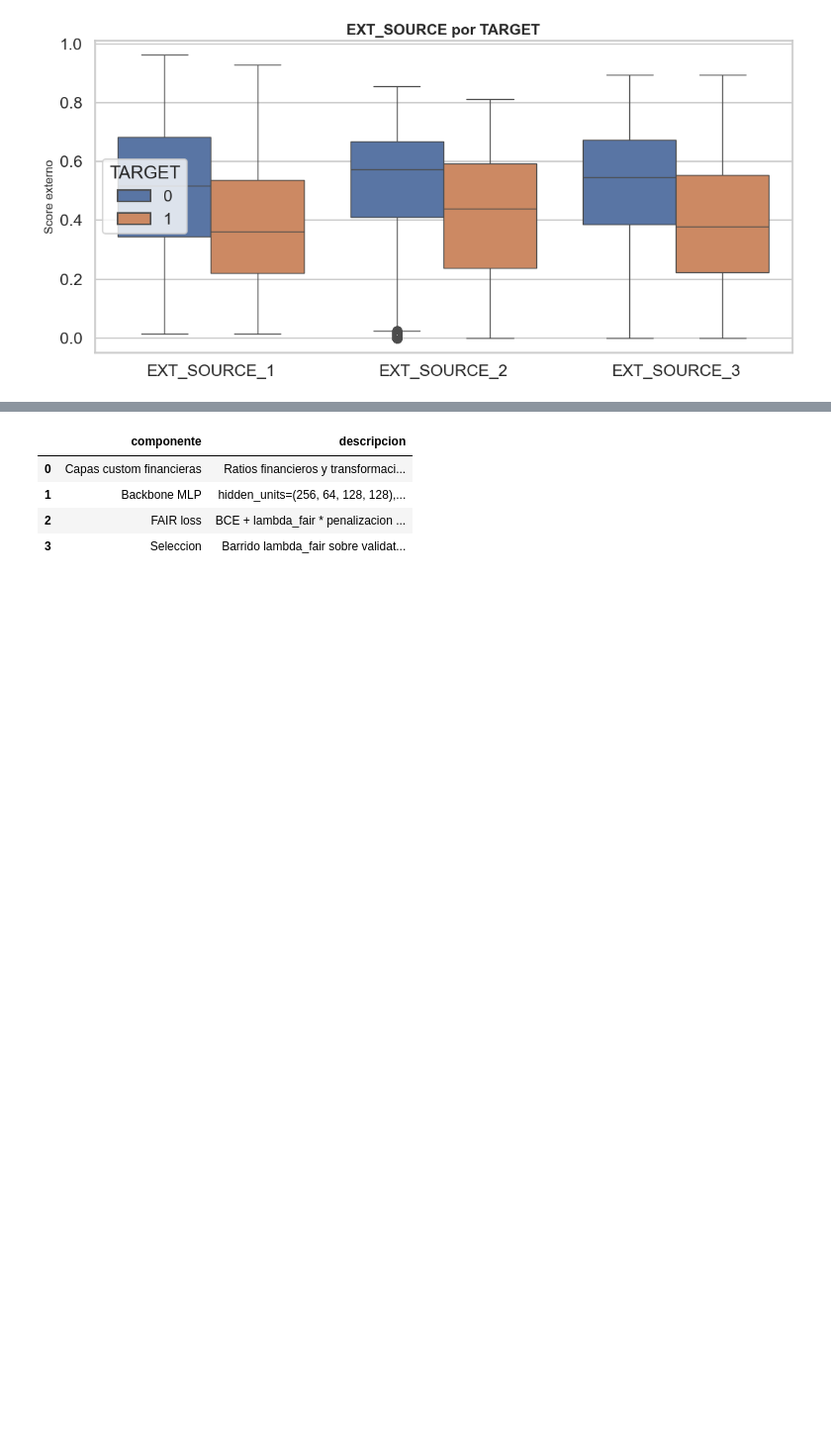
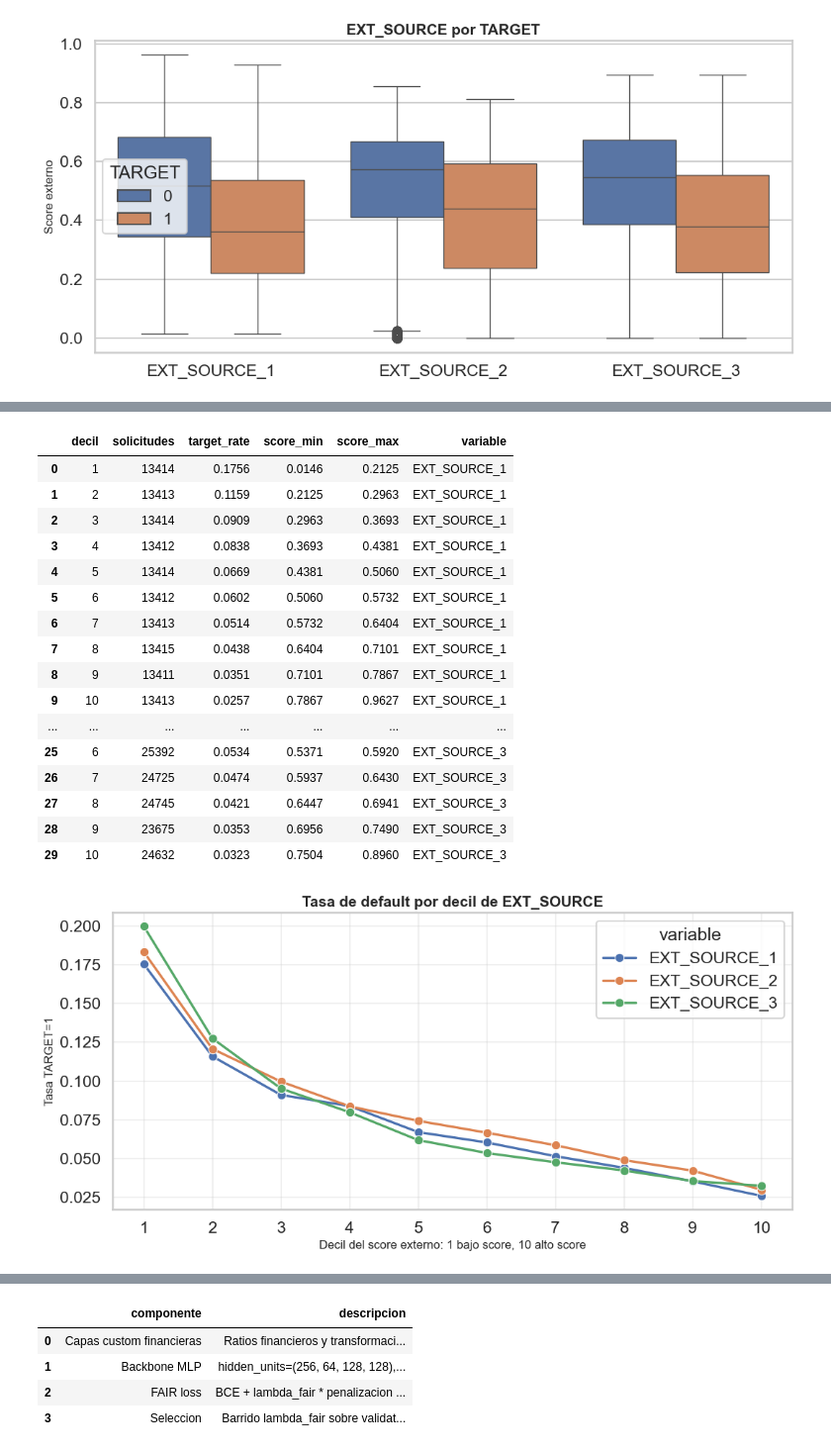
Before and after one commit to marcocorpacriado-pixel/taller-redes-confiables, a Jupyter notebook: notebooks/01_final_mvp.ipynb, the cells around one changed output, grey strips where cells are left out. Shown at 99% size. Cells and saved outputs as stored; diff of their text form; code cells hidden in the pictures; blank space fills up the shorter version.

```diff
--- a/notebooks/01_final_mvp.ipynb
+++ b/notebooks/01_final_mvp.ipynb
@@ -212,0 +236,63 @@ plt.show()
+# %%
+def default_rate_by_decile(frame: pd.DataFrame, columns: list[str]) -> pd.DataFrame:
+    """Calcula tasa de default por decil para cada fuente externa."""
+    rows = []
+    for column in columns:
+        subset = frame[[column, "TARGET"]].dropna().copy()
+        subset["decil"] = pd.qcut(subset[column], q=10, labels=False, duplicates="drop")
+        grouped = (
+            subset.groupby("decil", observed=True)
+            .agg(
+                solicitudes=("TARGET", "size"),
+                target_rate=("TARGET", "mean"),
+                score_min=(column, "min"),
+                score_max=(column, "max"),
+            )
+            .reset_index()
+        )
+        grouped["decil"] = grouped["decil"].astype(int) + 1
+        grouped["variable"] = column
+        rows.append(grouped)
+    return pd.concat(rows, ignore_index=True)
+
+ext_deciles = default_rate_by_decile(raw_fm, ext_cols)
+ext_deciles_display = ext_deciles.copy()
+for column in ["target_rate", "score_min", "score_max"]:
+    ext_deciles_display[column] = ext_deciles_display[column].round(4)
+display(ext_deciles_display)
+
+plt.figure(figsize=(11, 5.5))
+sns.lineplot(
+    data=ext_deciles,
+    x="decil",
+    y="target_rate",
+    hue="variable",
+    marker="o",
+    linewidth=2.4,
+)
+plt.title("Tasa de default por decil de EXT_SOURCE")
+plt.xlabel("Decil del score externo: 1 bajo score, 10 alto score")
+plt.ylabel("Tasa TARGET=1")
+plt.xticks(range(1, 11))
+plt.grid(alpha=0.30)
+save_figure("eda_ext_source_deciles_default_rate.png")
+plt.show()
+# %% [output]
+|  | decil | solicitudes | target_rate | score_min | score_max | variable |
+| 0 | 1 | 13414 | 0.1756 | 0.0146 | 0.2125 | EXT_SOURCE_1 |
+| 1 | 2 | 13413 | 0.1159 | 0.2125 | 0.2963 | EXT_SOURCE_1 |
+| 2 | 3 | 13414 | 0.0909 | 0.2963 | 0.3693 | EXT_SOURCE_1 |
+| 3 | 4 | 13412 | 0.0838 | 0.3693 | 0.4381 | EXT_SOURCE_1 |
+| 4 | 5 | 13414 | 0.0669 | 0.4381 | 0.5060 | EXT_SOURCE_1 |
+| 5 | 6 | 13412 | 0.0602 | 0.5060 | 0.5732 | EXT_SOURCE_1 |
+| 6 | 7 | 13413 | 0.0514 | 0.5732 | 0.6404 | EXT_SOURCE_1 |
+| 7 | 8 | 13415 | 0.0438 | 0.6404 | 0.7101 | EXT_SOURCE_1 |
+| 8 | 9 | 13411 | 0.0351 | 0.7101 | 0.7867 | EXT_SOURCE_1 |
+| 9 | 10 | 13413 | 0.0257 | 0.7867 | 0.9627 | EXT_SOURCE_1 |
+| ... | ... | ... | ... | ... | ... | ... |
+| 25 | 6 | 25392 | 0.0534 | 0.5371 | 0.5920 | EXT_SOURCE_3 |
+| 26 | 7 | 24725 | 0.0474 | 0.5937 | 0.6430 | EXT_SOURCE_3 |
+| 27 | 8 | 24745 | 0.0421 | 0.6447 | 0.6941 | EXT_SOURCE_3 |
+| 28 | 9 | 23675 | 0.0353 | 0.6956 | 0.7490 | EXT_SOURCE_3 |
+| 29 | 10 | 24632 | 0.0323 | 0.7504 | 0.8960 | EXT_SOURCE_3 |
+[figure, added]
```
Also changed, not shown: parts of 18 cells of this notebook.
